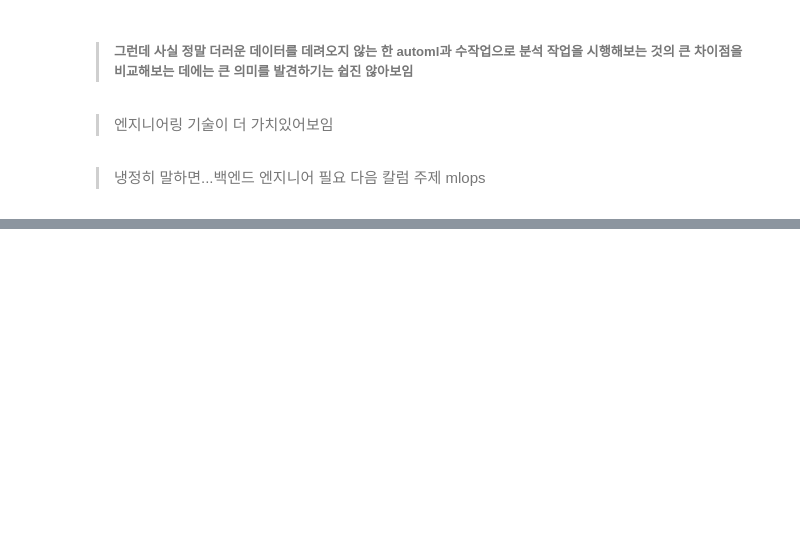
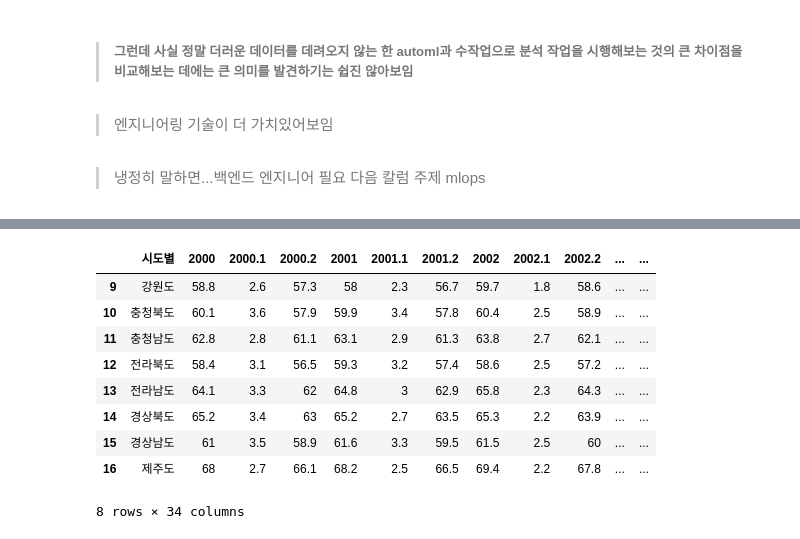
Before and after one commit to rhkrehtjd/columns, a Jupyter notebook: applicationOfAutoML.ipynb, the cells around one changed output, grey strips where cells are left out. Drawn from its saved outputs; the diff is of its cells as text; code cells hidden in the pictures; blank space fills up the shorter version.

```diff
--- a/applicationOfAutoML.ipynb
+++ b/applicationOfAutoML.ipynb
@@ -81,0 +97,17 @@ print(Predicted_value)
+# %%
+
+df1=pd.read_csv('midterm1(2022).csv', encoding='cp949')
+df2=pd.read_csv('midterm2(2022).csv', encoding='cp949')
+# %%
+df1.tail(8)
+# %% [output]
+|  | 시도별 | 2000 | 2000.1 | 2000.2 | 2001 | 2001.1 | 2001.2 | 2002 | 2002.1 | 2002.2 | ... | ... |
+| 9 | 강원도 | 58.8 | 2.6 | 57.3 | 58 | 2.3 | 56.7 | 59.7 | 1.8 | 58.6 | ... | ... |
+| 10 | 충청북도 | 60.1 | 3.6 | 57.9 | 59.9 | 3.4 | 57.8 | 60.4 | 2.5 | 58.9 | ... | ... |
+| 11 | 충청남도 | 62.8 | 2.8 | 61.1 | 63.1 | 2.9 | 61.3 | 63.8 | 2.7 | 62.1 | ... | ... |
+| 12 | 전라북도 | 58.4 | 3.1 | 56.5 | 59.3 | 3.2 | 57.4 | 58.6 | 2.5 | 57.2 | ... | ... |
+| 13 | 전라남도 | 64.1 | 3.3 | 62 | 64.8 | 3 | 62.9 | 65.8 | 2.3 | 64.3 | ... | ... |
+| 14 | 경상북도 | 65.2 | 3.4 | 63 | 65.2 | 2.7 | 63.5 | 65.3 | 2.2 | 63.9 | ... | ... |
+| 15 | 경상남도 | 61 | 3.5 | 58.9 | 61.6 | 3.3 | 59.5 | 61.5 | 2.5 | 60 | ... | ... |
+| 16 | 제주도 | 68 | 2.7 | 66.1 | 68.2 | 2.5 | 66.5 | 69.4 | 2.2 | 67.8 | ... | ... |
+8 rows × 34 columns
```
Also changed, not shown: parts of 2 cells of this notebook.
